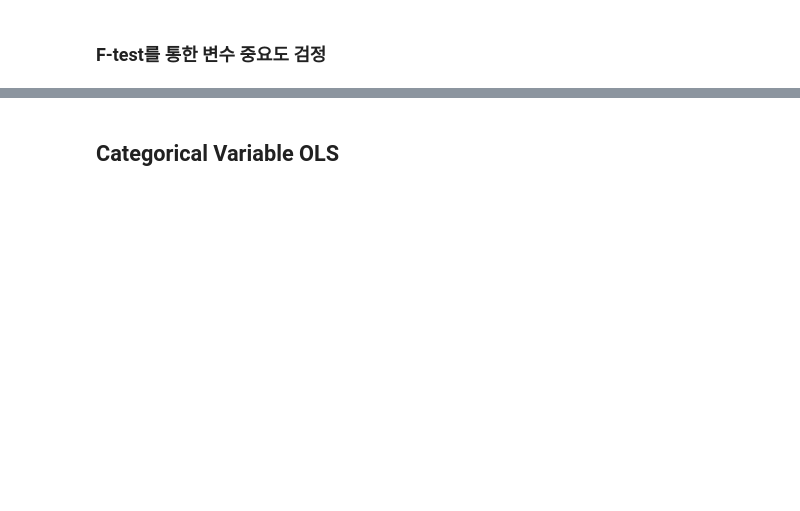
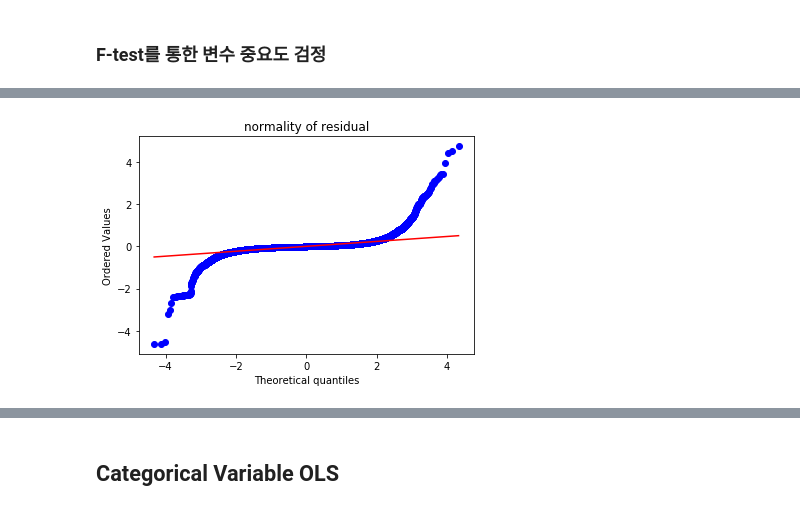
Before and after one commit to hskimim/data-analysis-tutorial, a Jupyter notebook: zillow_prize_estimation/Overall_test.ipynb, the cells around one changed output, grey strips where cells are left out. Cells and saved outputs as stored; diff of their text form; code cells hidden in the pictures; blank space fills up the shorter version.

```diff
--- a/zillow_prize_estimation/Overall_test.ipynb
+++ b/zillow_prize_estimation/Overall_test.ipynb
@@ -369,4 +440,0 @@ len(numerical_features)
-# %%
-train_new_n = train_df[numerical_features]
-train_new_n = sm.add_constant(train_new_n)
-train_y = train_df['logerror']
@@ -379,5 +441,5 @@ Index(['const', 'basementsqft', 'finishedsquarefeet6', 'garagetotalsqft',
 # %%
-model1_2_formula = sm.OLS.from_formula('logerror ~ scale(basementsqft) + scale(finishedsquarefeet6) +  scale(garagetotalsqft) + scale(lotsizesquarefeet) + scale(poolsizesum) +scale(regionidcounty)+ scale(taxamount)',train_df)
-result1_2_formula = model1_2_formula.fit()
-sm.stats.anova_lm(result1_2_formula, typ=2).sort_values('PR(>F)')
+model1_2 = sm.OLS.from_formula('logerror ~ scale(basementsqft) + scale(bathroomcnt) + scale(bedroomcnt) + scale(finishedsquarefeet13) + scale(finishedsquarefeet15) + scale(garagecarcnt) + scale(lotsizesquarefeet)+ scale(poolsizesum) + scale(taxamount) ',train_df)
+result1_2 = model1_2.fit()
+print(result1_2.summary())
 # %% [output]
@@ -430,0 +477,6 @@ vif
+# %%
+sp.stats.probplot(result1_2.resid, plot=plt)
+plt.title('normality of residual')
+plt.show()
+# %% [output]
+[figure, added]
```
Also changed, not shown: parts of 129 cells of this notebook, 3 other files.
